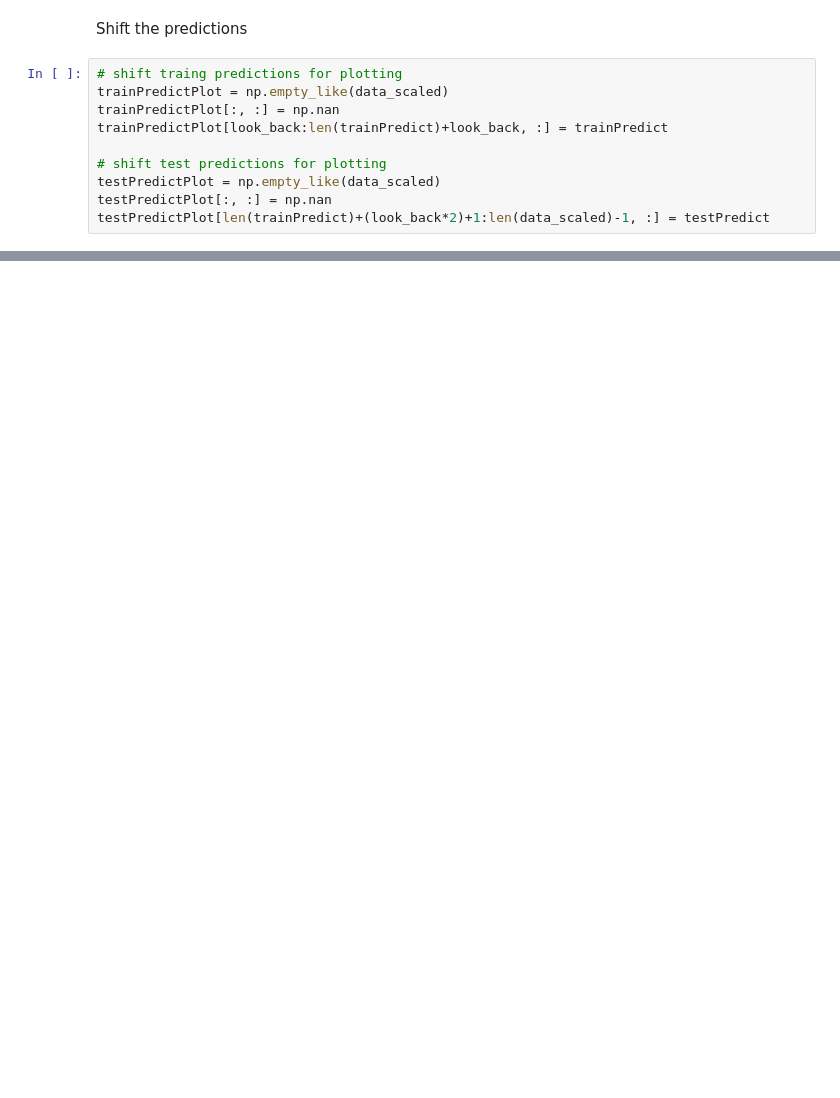
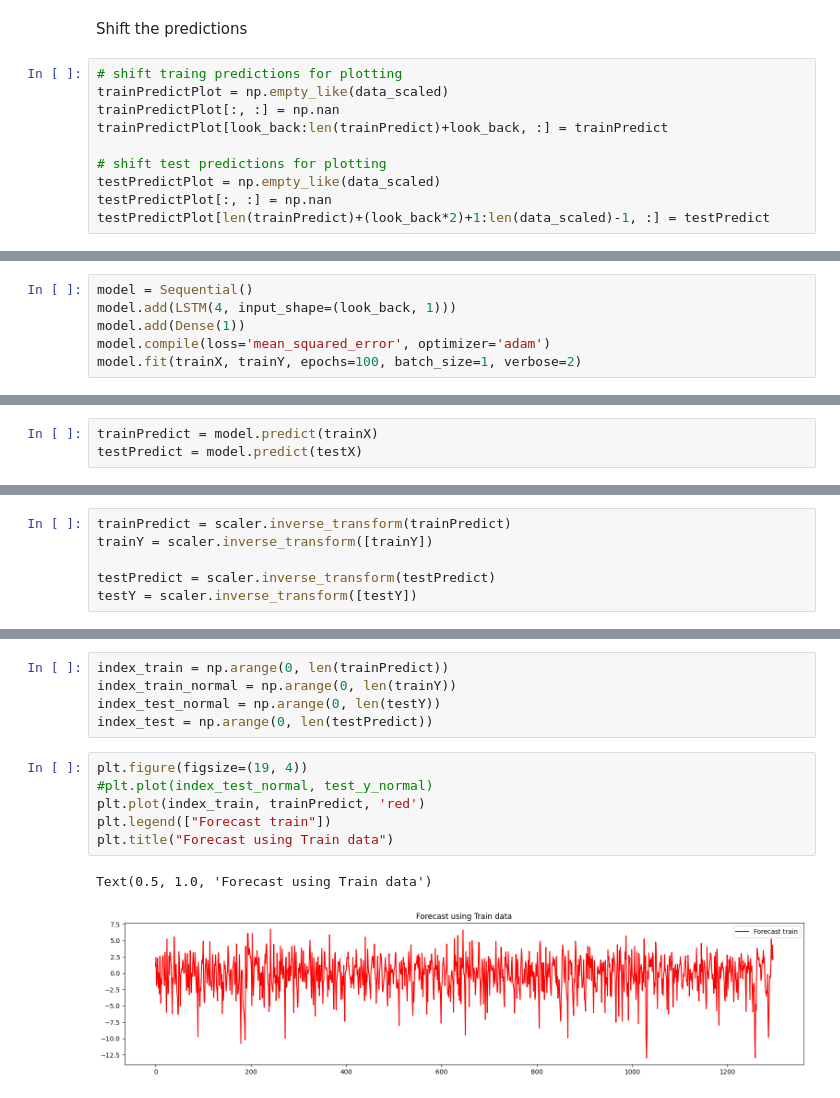
Before and after one commit to ThierrryScotto/cais_maua, a Jupyter notebook: cais_maua_time_series.ipynb, the cells around one changed output, grey strips where cells are left out. Saved outputs shown, nothing was run; the diff lists cells and outputs as text; blank space fills up the shorter version.

```diff
--- a/cais_maua_time_series.ipynb
+++ b/cais_maua_time_series.ipynb
@@ -1083,0 +1010,6 @@ plt.show()
+# %%
+model = Sequential()
+model.add(LSTM(4, input_shape=(look_back, 1)))
+model.add(Dense(1))
+model.compile(loss='mean_squared_error', optimizer='adam')
+model.fit(trainX, trainY, epochs=100, batch_size=1, verbose=2)
@@ -1083,0 +1065,3 @@ plt.show()
+# %%
+trainPredict = model.predict(trainX)
+testPredict = model.predict(testX)
@@ -1083,0 +1073,6 @@ plt.show()
+# %%
+trainPredict = scaler.inverse_transform(trainPredict)
+trainY = scaler.inverse_transform([trainY])
+
+testPredict = scaler.inverse_transform(testPredict)
+testY = scaler.inverse_transform([testY])
@@ -1083,0 +1088,14 @@ plt.show()
+# %%
+index_train = np.arange(0, len(trainPredict))
+index_train_normal = np.arange(0, len(trainY))
+index_test_normal = np.arange(0, len(testY))
+index_test = np.arange(0, len(testPredict))
+# %%
+plt.figure(figsize=(19, 4))
+#plt.plot(index_test_normal, test_y_normal)
+plt.plot(index_train, trainPredict, 'red')
+plt.legend(["Forecast train"])
+plt.title("Forecast using Train data")
+# %% [output]
+Text(0.5, 1.0, 'Forecast using Train data')
+[figure, added]
```
Also changed, not shown: parts of 74 cells of this notebook.
